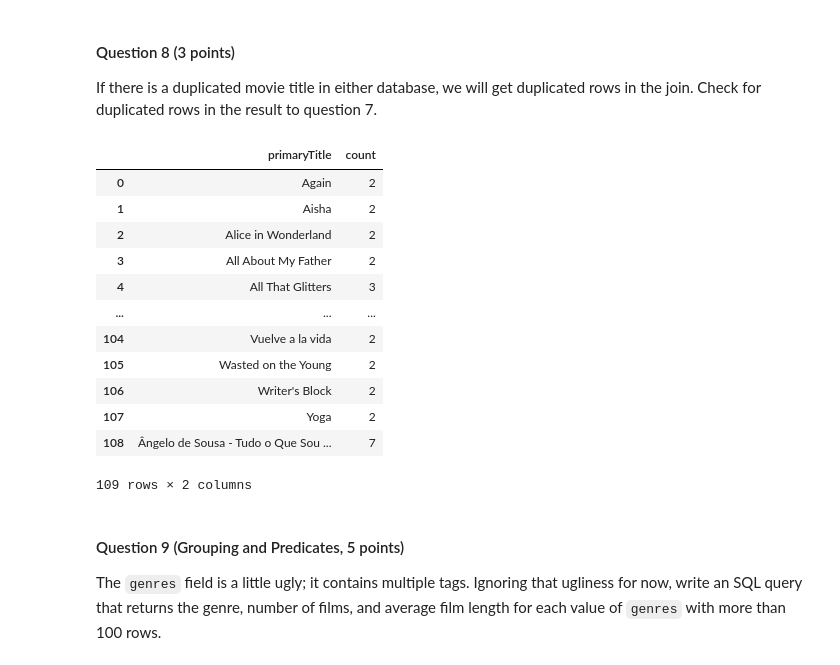
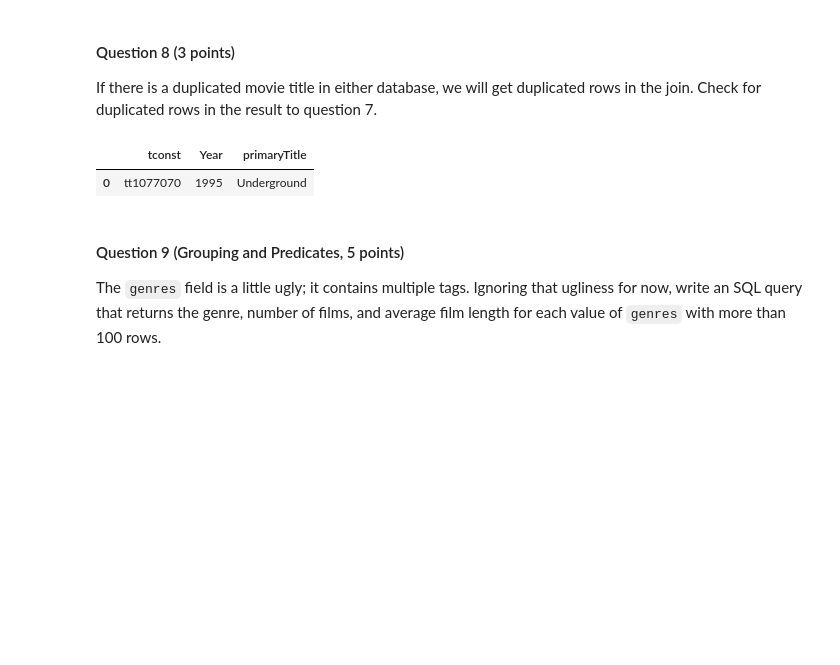
Before and after one commit to giomhern/data119, a Jupyter notebook: homeworks/hw7.ipynb, the cells around one changed output. Saved outputs shown, nothing was run; the diff lists cells and outputs as text; code cells hidden in the pictures; blank space fills up the shorter version.

```diff
--- a/homeworks/hw7.ipynb
+++ b/homeworks/hw7.ipynb
@@ -305,21 +297,11 @@ query("SELECT titles.tconst, imdb.Year, titles.primaryTitle FROM imdb JOIN title
 If there is a duplicated movie title in either database, we will get duplicated rows in the join.
 Check for duplicated rows in the result to question 7.
 # %%
-query("SELECT primaryTitle, COUNT(*) as count FROM titles GROUP BY primaryTitle HAVING COUNT(*) > 1")
+query("SELECT titles.tconst, imdb.year, titles.primaryTitle FROM imdb JOIN titles ON imdb.Title = titles.primaryTitle \
+      GROUP BY titles.primaryTitle HAVING COUNT(*) > 1;")
 # %% [output]
-|  | primaryTitle | count |
-| 0 | Again | 2 |
-| 1 | Aisha | 2 |
-| 2 | Alice in Wonderland | 2 |
-| 3 | All About My Father | 2 |
-| 4 | All That Glitters | 3 |
-| ... | ... | ... |
-| 104 | Vuelve a la vida | 2 |
-| 105 | Wasted on the Young | 2 |
-| 106 | Writer's Block | 2 |
-| 107 | Yoga | 2 |
-| 108 | Ângelo de Sousa - Tudo o Que Sou ... | 7 |
+|  | tconst | Year | primaryTitle |
+| 0 | tt1077070 | 1995 | Underground |
-109 rows × 2 columns
 # %% [markdown]
 #### Question 9 (Grouping and Predicates, 5 points)
 The `genres` field is a little ugly; it contains multiple tags.  Ignoring that ugliness for now, write an SQL query that returns the genre, number of films, and average film length for each value of `genres` with more than 100 rows.
```
Also changed, not shown: parts of 6 cells of this notebook.
